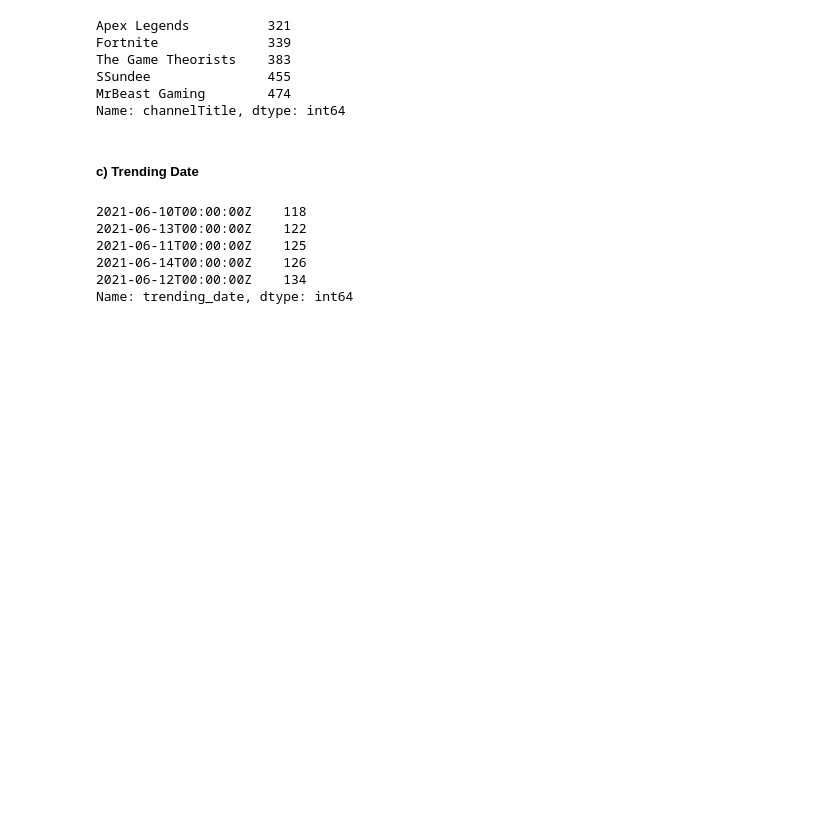
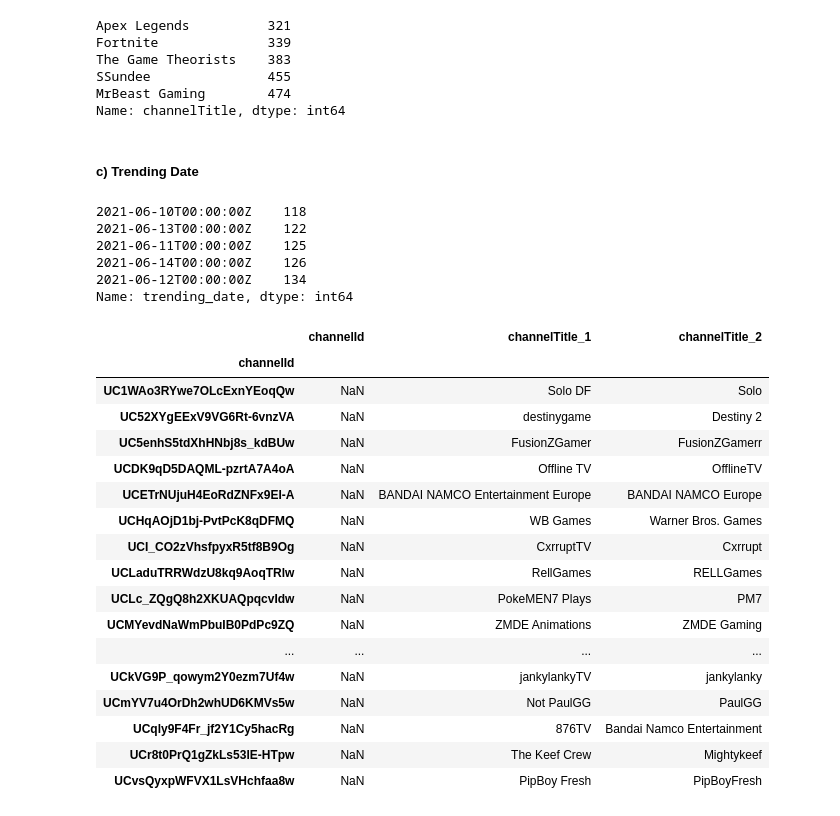
Before and after one commit to xPrinny/ProgramFundiesDataAnalyzers, a Jupyter notebook: notebooks/readData.ipynb, the cells around one changed output. Cells and saved outputs as stored; diff of their text form; code cells hidden in the pictures; blank space fills up the shorter version.

Commit message:
Added a function to get channels that changed name

```diff
--- a/notebooks/readData.ipynb
+++ b/notebooks/readData.ipynb
@@ -127,0 +129,30 @@ Name: trending_date, dtype: int64
+# %%
+# Loops through channelTitle and make it a list, insert values into a temporary Data Frame for each channelTitle for that channelID.
+channelIdGroup = []
+for col in ['channelTitle']:
+    temp_df = gamingData.groupby('channelId')[col].apply(lambda x : pd.Series(x.unique().tolist())).unstack()
+    temp_df.columns = temp_df.columns.map(lambda x : f"{col}_{x+1}")
+    channelIdGroup.append(temp_df)
+channelIdGroup = pd.concat(channelIdGroup)
+
+#print(channelIdGroup[channelIdGroup['channelTitle_2'].notna()])
+pd.DataFrame(channelIdGroup[channelIdGroup['channelTitle_2'].notna()], columns=["channelId", "channelTitle_1", "channelTitle_2"])
+# %% [output]
+|  | channelId | channelTitle_1 | channelTitle_2 |
+| channelId |  |  |  |
+| UC1WAo3RYwe7OLcExnYEoqQw | NaN | Solo DF | Solo |
+| UC52XYgEExV9VG6Rt-6vnzVA | NaN | destinygame | Destiny 2 |
+| UC5enhS5tdXhHNbj8s_kdBUw | NaN | FusionZGamer | FusionZGamerr |
+| UCDK9qD5DAQML-pzrtA7A4oA | NaN | Offline TV | OfflineTV |
+| UCETrNUjuH4EoRdZNFx9EI-A | NaN | BANDAI NAMCO Entertainment Europe | BANDAI NAMCO Europe |
+| UCHqAOjD1bj-PvtPcK8qDFMQ | NaN | WB Games | Warner Bros. Games |
+| UCI_CO2zVhsfpyxR5tf8B9Og | NaN | CxrruptTV | Cxrrupt |
+| UCLaduTRRWdzU8kq9AoqTRlw | NaN | RellGames | RELLGames |
+| UCLc_ZQgQ8h2XKUAQpqcvIdw | NaN | PokeMEN7 Plays | PM7 |
+| UCMYevdNaWmPbuIB0PdPc9ZQ | NaN | ZMDE Animations | ZMDE Gaming |
+| ... | ... | ... | ... |
+| UCkVG9P_qowym2Y0ezm7Uf4w | NaN | jankylankyTV | jankylanky |
+| UCmYV7u4OrDh2whUD6KMVs5w | NaN | Not PaulGG | PaulGG |
+| UCqly9F4Fr_jf2Y1Cy5hacRg | NaN | 876TV | Bandai Namco Entertainment |
+| UCr8t0PrQ1gZkLs53lE-HTpw | NaN | The Keef Crew | Mightykeef |
+| UCvsQyxpWFVX1LsVHchfaa8w | NaN | PipBoy Fresh | PipBoyFresh |
```
Also changed, not shown: parts of 3 cells of this notebook.
